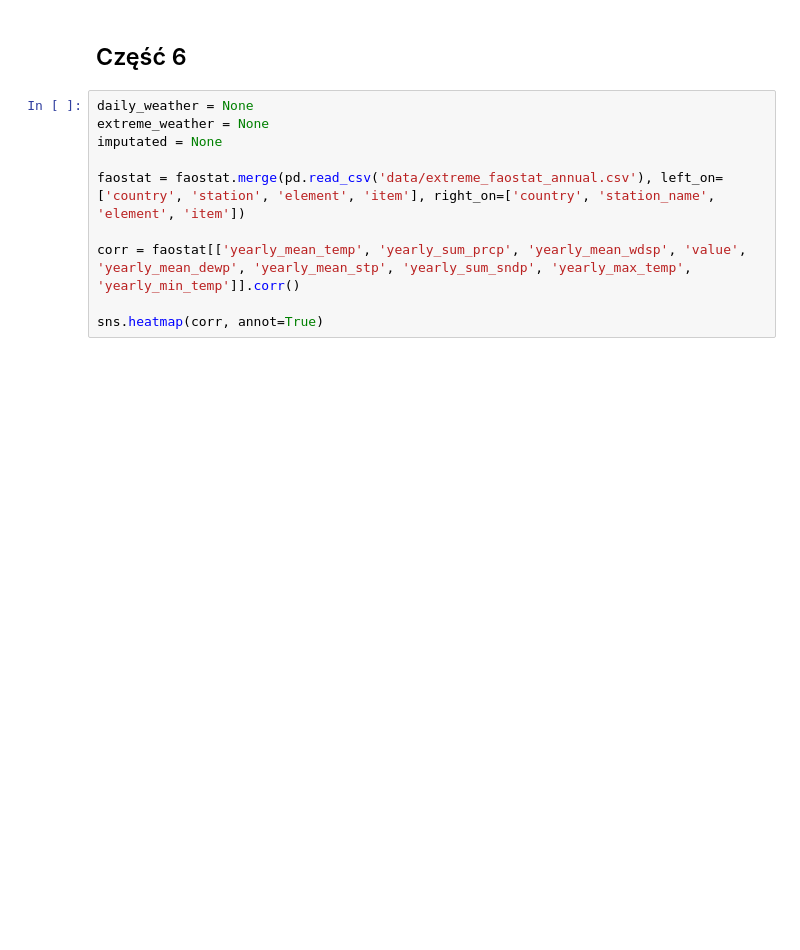
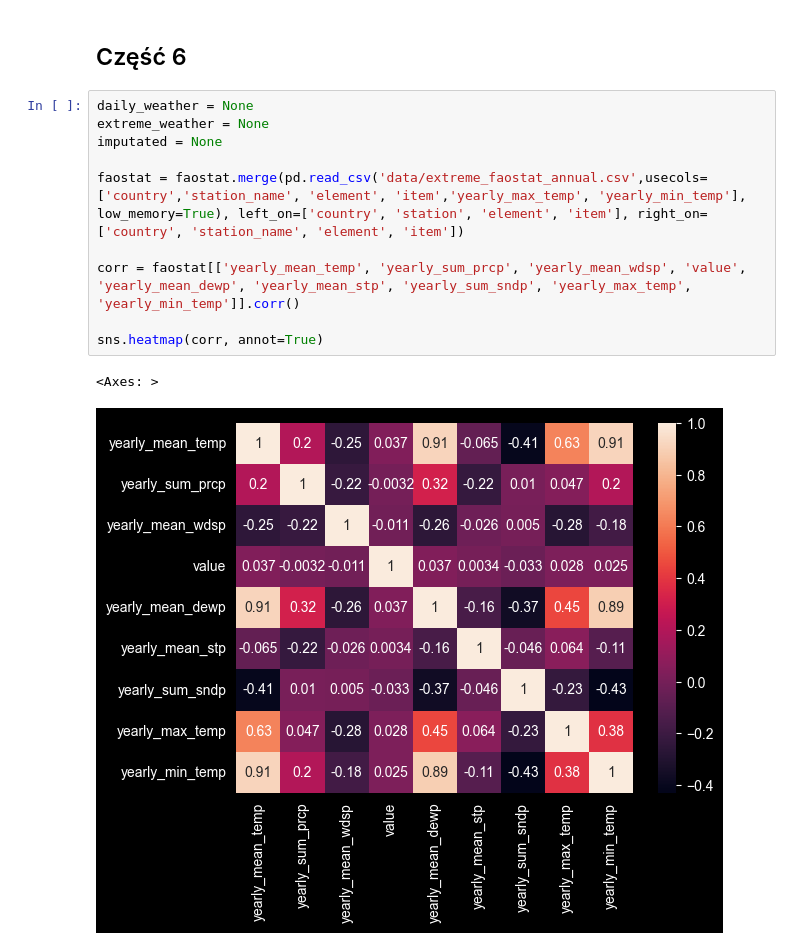
Before and after one commit to Matio004/PodstawyPrzetwarzaniaDuzychZbiorowDanych, a Jupyter notebook: zad2.ipynb, the cells around one changed output. Drawn from its saved outputs; the diff is of its cells as text; blank space fills up the shorter version.

```diff
--- a/zad2.ipynb
+++ b/zad2.ipynb
@@ -395,10 +397,13 @@ plt.show()
 # %%
 daily_weather = None
 extreme_weather = None
 imputated = None
 
-faostat = faostat.merge(pd.read_csv('data/extreme_faostat_annual.csv'), left_on=['country', 'station', 'element', 'item'], right_on=['country', 'station_name', 'element', 'item'])
+faostat = faostat.merge(pd.read_csv('data/extreme_faostat_annual.csv',usecols=['country','station_name', 'element', 'item','yearly_max_temp', 'yearly_min_temp'], low_memory=True), left_on=['country', 'station', 'element', 'item'], right_on=['country', 'station_name', 'element', 'item'])
 
 corr = faostat[['yearly_mean_temp', 'yearly_sum_prcp', 'yearly_mean_wdsp', 'value', 'yearly_mean_dewp', 'yearly_mean_stp', 'yearly_sum_sndp', 'yearly_max_temp', 'yearly_min_temp']].corr()
 
 sns.heatmap(corr, annot=True)
+# %% [output]
+<Axes: >
+[figure, added]
```
Also changed, not shown: parts of 3 cells of this notebook.
